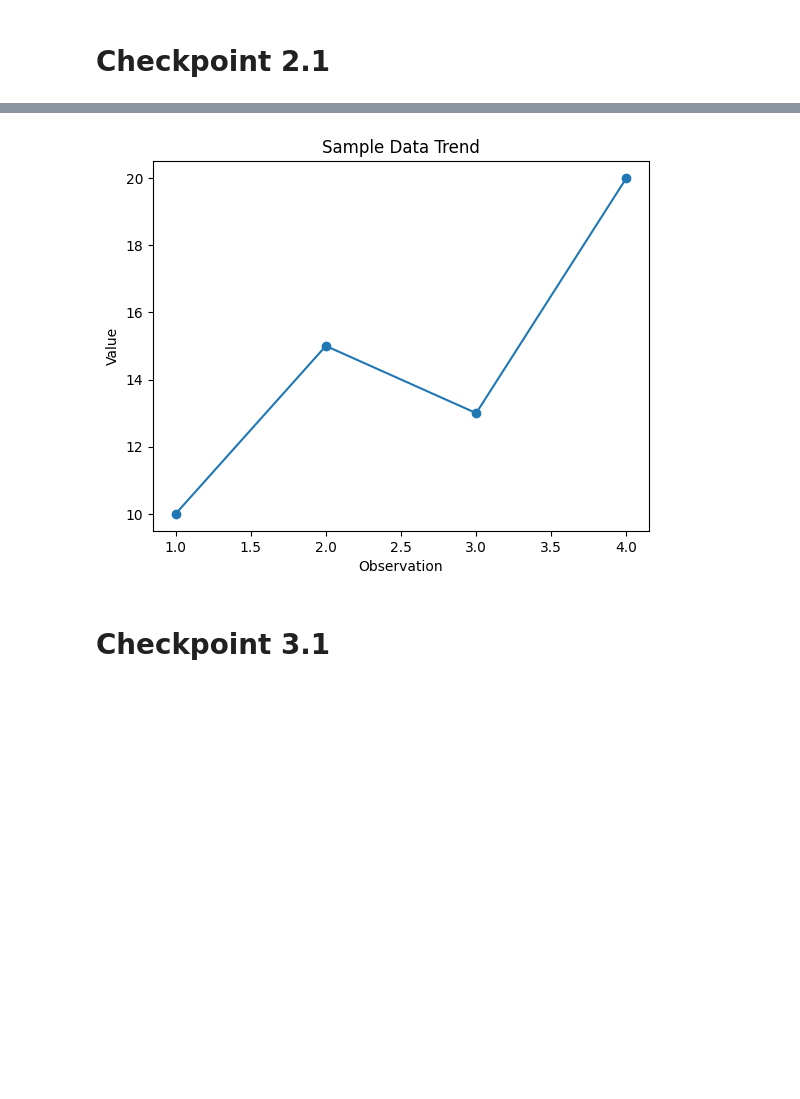
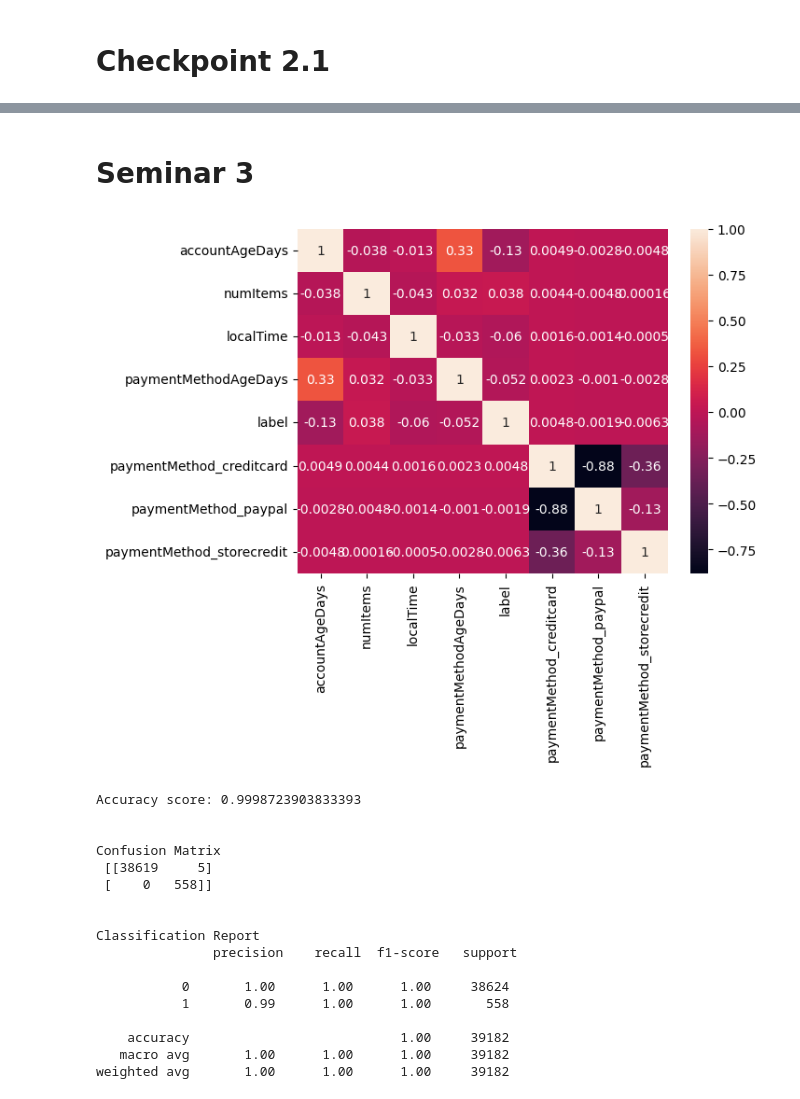
Before and after one commit to finncantcode/SIT719, a Jupyter notebook: SIT719.ipynb, the cells around one changed output, grey strips where cells are left out. Drawn from its saved outputs; the diff is of its cells as text; code cells hidden in the pictures; blank space fills up the shorter version.

```diff
--- a/SIT719.ipynb
+++ b/SIT719.ipynb
@@ -260,13 +200,59 @@ dtype: int64
-# %%
-import matplotlib.pyplot as plt
-x = [1, 2, 3, 4]
-y = [10, 15, 13, 20]
-plt.plot(x, y, marker="o")
-plt.xlabel("Observation")
-plt.ylabel("Value")
-plt.title("Sample Data Trend")
-plt.show()
-# %% [output]
-[figure, removed]
 # %% [markdown]
-# Checkpoint 3.1
+# Seminar 3
+# %%
+#Q 1:Please perform the following activities on the CreditCard Fraud dataset.
+#I. Import the dataset into pandas dataframe.
+#II. Transform Non-numerical data types into numerical.
+#III. Find the correlation between the features of the dataset
+#IV. Split the dataset into training and testing dataset.
+#V. Apply Logistic Regression Machine learning algorithm and generate the performance.
+#VI. Apply decision tree and generate the performance.
+
+import pandas as pd
+from sklearn.metrics import confusion_matrix
+dfp = pd.read_csv('payment_fraud.csv')
+#print(dfp)
+
+df = pd.get_dummies(dfp, columns = ['paymentMethod'])
+#print(df)
+
+import seaborn as sns
+import matplotlib.pyplot as plt
+dfcorr = df.corr()
+#print(dfcorr)
+sns.heatmap(dfcorr, annot = True)
+plt.show()
+
+from sklearn.model_selection import train_test_split
+X_train, X_test, y_train, y_test = train_test_split(df.drop('label', axis=1), df['label'], test_size=0.999, random_state=17)
+
+from sklearn.linear_model import LogisticRegression
+from sklearn.metrics import accuracy_score, classification_report, confusion_matrix, classification_report
+clf = LogisticRegression()
+clf.fit(X_train, y_train)
+
+y_pred = clf.predict(X_test)
+print('Accuracy score:', accuracy_score(y_test, y_pred))
+print('\n')
+print('Confusion Matrix', '\n', confusion_matrix(y_test, y_pred))
+print('\n')
+print('Classification Report', '\n', classification_report(y_test, y_pred))
+# %% [output]
+[figure, added]
+Accuracy score: 0.9998723903833393
+
+
+Confusion Matrix
+ [[38619     5]
+ [    0   558]]
+
+
+Classification Report
+               precision    recall  f1-score   support
+
+           0       1.00      1.00      1.00     38624
+           1       0.99      1.00      1.00       558
+
+    accuracy                           1.00     39182
+   macro avg       1.00      1.00      1.00     39182
+weighted avg       1.00      1.00      1.00     39182
```
Also changed, not shown: parts of 2 cells of this notebook.
